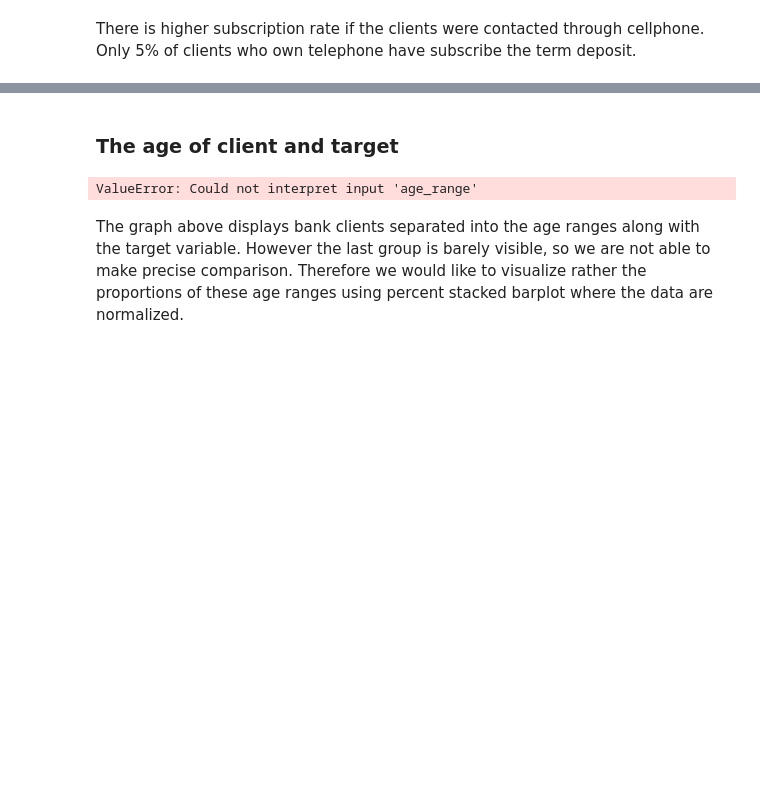
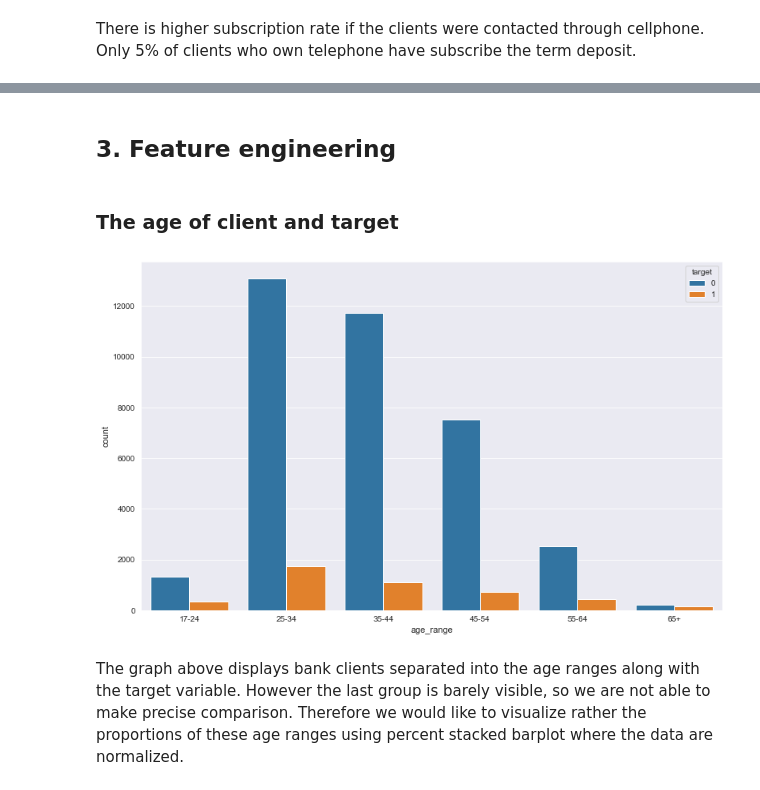
Before and after one commit to Janka93/Bank-Marketing-Campaign, a Jupyter notebook: Bank Marketing.ipynb, the cells around one changed output, grey strips where cells are left out. Saved outputs shown, nothing was run; the diff lists cells and outputs as text; code cells hidden in the pictures; blank space fills up the shorter version.

```diff
--- a/Bank Marketing.ipynb
+++ b/Bank Marketing.ipynb
@@ -804,2 +814,4 @@ There is higher subscription rate if the clients were contacted through cellphon
+# %% [markdown]
+## 3. Feature engineering
 # %% [markdown]
 ### The age of client and target
@@ -809,9 +823,9 @@ bins = [17, 25, 35, 45, 55, 65, 75]
 labels = ['17-24', '25-34', '35-44', '45-54', '55-64', '65+']
 data_viz['age_range'] = pd.cut(data_viz.age, bins, labels = labels, include_lowest = True)
 # %%
-sns.countplot(data = data, x= 'age_range', hue = 'target');
+sns.countplot(data = data_viz, x= 'age_range', hue = 'target');
 # %% [output]
-ValueError: Could not interpret input 'age_range'
+[figure, added]
 # %% [markdown]
 The graph above displays bank clients separated into the age ranges along with the target variable. However the last group is barely visible, so we are not able to make precise comparison. Therefore we would like to visualize rather the proportions of these age ranges using percent stacked barplot where the data are normalized.
 # %%
```
Also changed, not shown: parts of 12 cells of this notebook.
